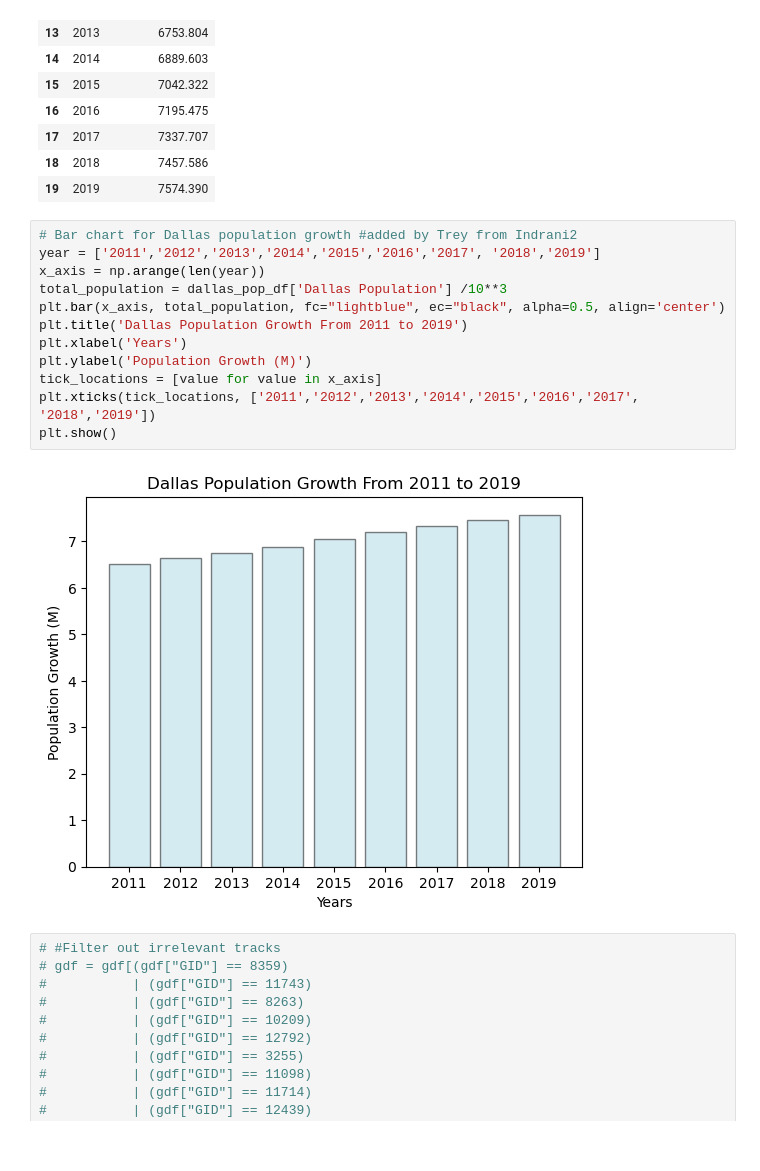
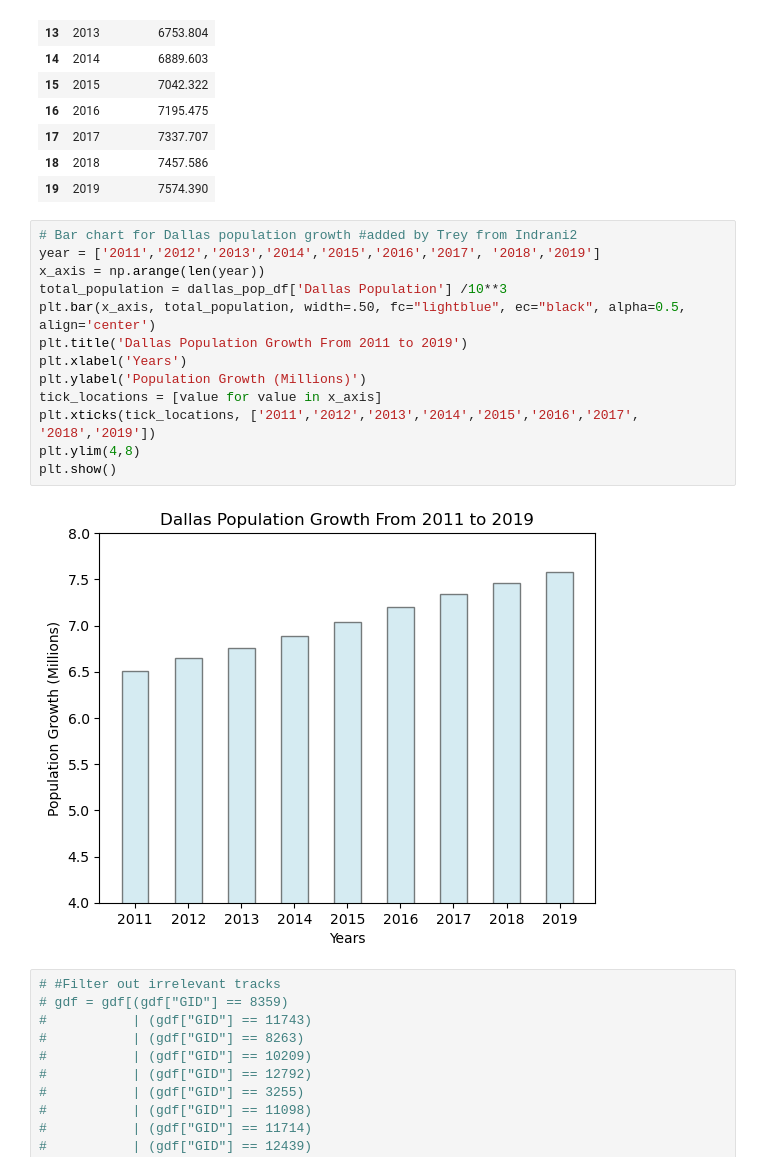
Before and after one commit to bennettnorth/Group-5-Project-1, a Jupyter notebook: Project File.ipynb, the cells around one changed output. Saved outputs shown, nothing was run; the diff lists cells and outputs as text.

Commit message:
Total combined viz from all contributors

```diff
--- a/Project File.ipynb
+++ b/Project File.ipynb
@@ -193,17 +325,18 @@ dallas_pop_df
 # %%
 # Bar chart for Dallas population growth #added by Trey from Indrani2
 year = ['2011','2012','2013','2014','2015','2016','2017', '2018','2019']
 x_axis = np.arange(len(year))
 total_population = dallas_pop_df['Dallas Population'] /10**3
-plt.bar(x_axis, total_population, fc="lightblue", ec="black", alpha=0.5, align='center')
+plt.bar(x_axis, total_population, width=.50, fc="lightblue", ec="black", alpha=0.5, align='center')
 plt.title('Dallas Population Growth From 2011 to 2019')
 plt.xlabel('Years')
-plt.ylabel('Population Growth (M)')
+plt.ylabel('Population Growth (Millions)')
 tick_locations = [value for value in x_axis]
 plt.xticks(tick_locations, ['2011','2012','2013','2014','2015','2016','2017', '2018','2019'])
+plt.ylim(4,8)
 plt.show()
 # %% [output]
-[figure, old version]
+[figure, new version]
 # %%
 # #Filter out irrelevant tracks
 # gdf = gdf[(gdf["GID"] == 8359)
```
Also changed, not shown: parts of 13 cells of this notebook.
